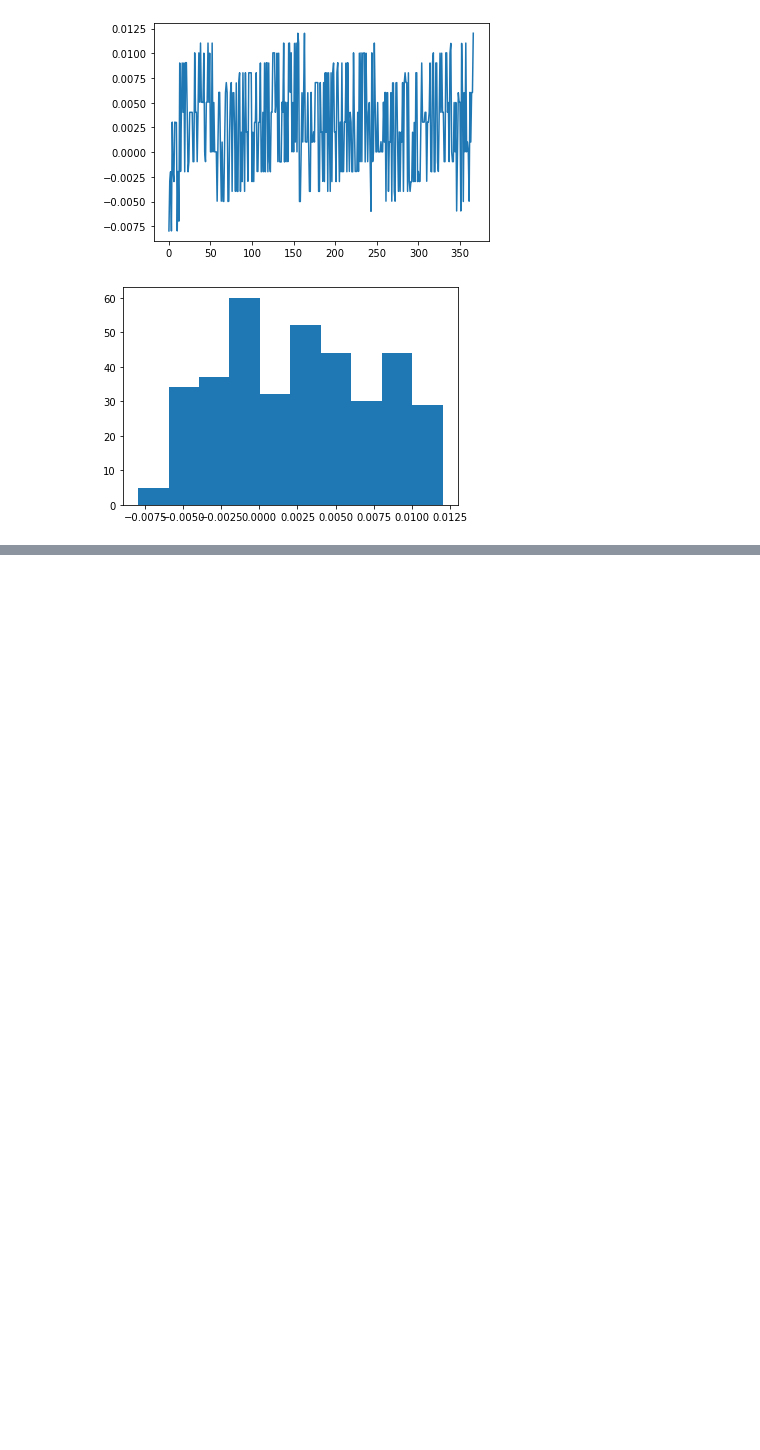
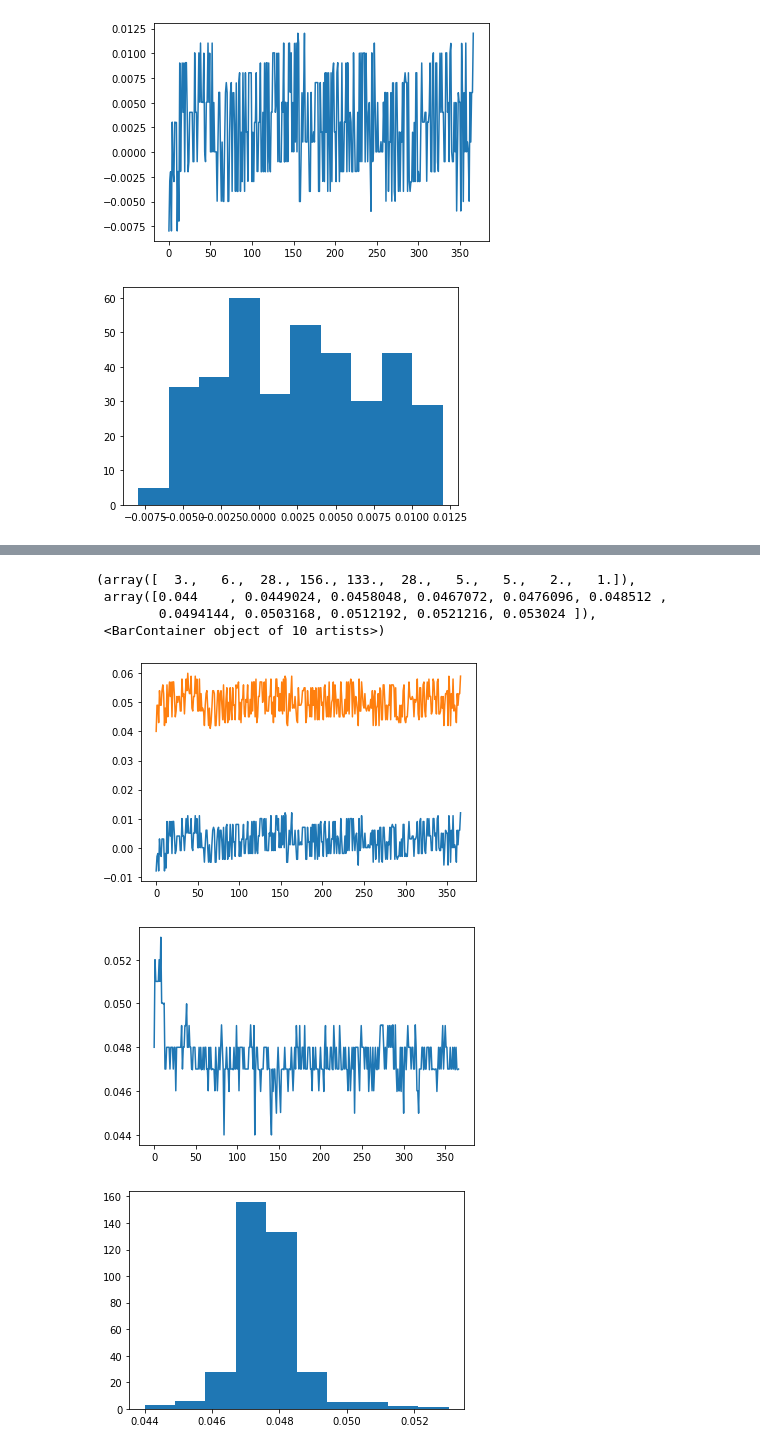
Before and after one commit to emotional-cities/pluma-experiments, a Jupyter notebook: VRLatencyExperiment/Analysis/correlation-analysis-zmq.ipynb, the cells around one changed output, grey strips where cells are left out. Cells and saved outputs as stored; diff of their text form; code cells hidden in the pictures; blank space fills up the shorter version.

```diff
--- a/VRLatencyExperiment/Analysis/correlation-analysis-zmq.ipynb
+++ b/VRLatencyExperiment/Analysis/correlation-analysis-zmq.ipynb
@@ -64,13 +84,13 @@ plt.figure()
 plt.scatter(screen_on_times, headset_on_times)
 plt.plot(screen_on_times, screen_on_times, c='r')
 
-time_diff = screen_on_times - headset_on_times
+time_diff_hs = screen_on_times - headset_on_times
 
 plt.figure()
-plt.plot(time_diff)
+plt.plot(time_diff_hs)
 
 plt.figure()
-plt.hist(time_diff)
+plt.hist(time_diff_hs)
 # %% [output]
 (array([ 5., 34., 37., 60., 32., 52., 44., 30., 44., 29.]),
  array([-7.96800000e-03, -5.96800000e-03, -3.96800000e-03, -1.96800000e-03,
@@ -82,0 +124,21 @@ plt.hist(time_diff)
+# %%
+#
+plt.figure()
+plt.plot(time_diff_hs)
+plt.plot(time_diff_zs)
+
+offset_time = time_diff_zs - time_diff_hs
+
+plt.figure()
+plt.plot(offset_time)
+
+plt.figure()
+plt.hist(offset_time)
+# %% [output]
+(array([  3.,   6.,  28., 156., 133.,  28.,   5.,   5.,   2.,   1.]),
+ array([0.044    , 0.0449024, 0.0458048, 0.0467072, 0.0476096, 0.048512 ,
+        0.0494144, 0.0503168, 0.0512192, 0.0521216, 0.053024 ]),
+ <BarContainer object of 10 artists>)
+[figure, added]
+[figure, added]
+[figure, added]
```
Also changed, not shown: parts of 2 cells of this notebook, 1 other file.
